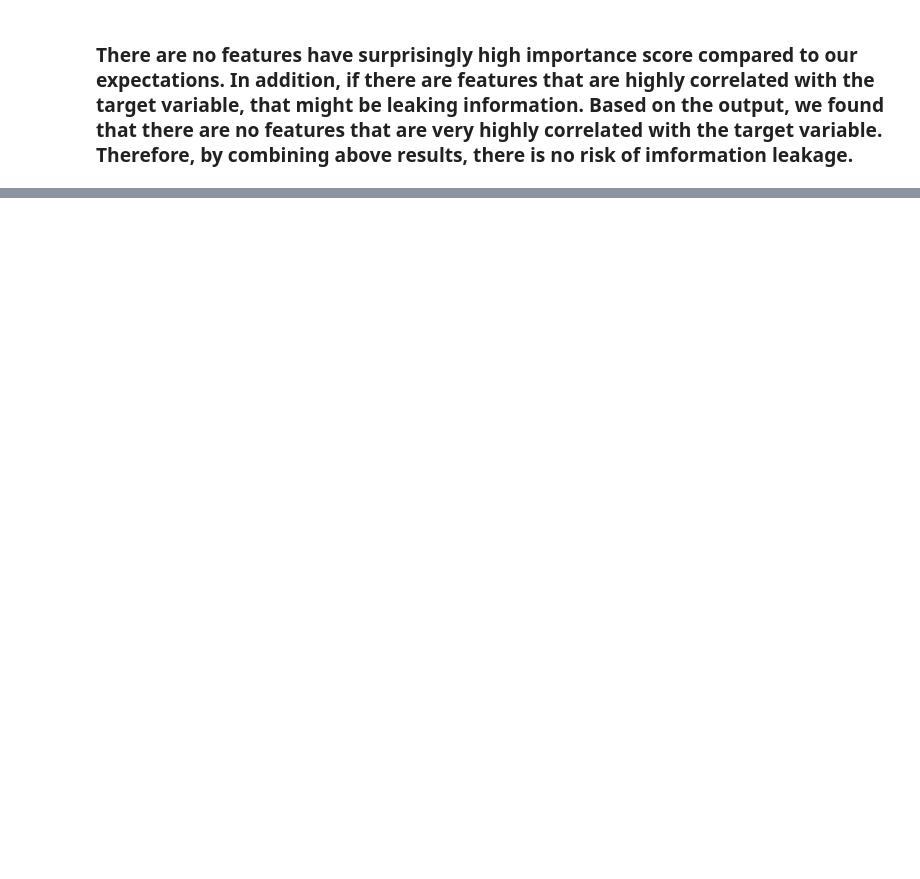
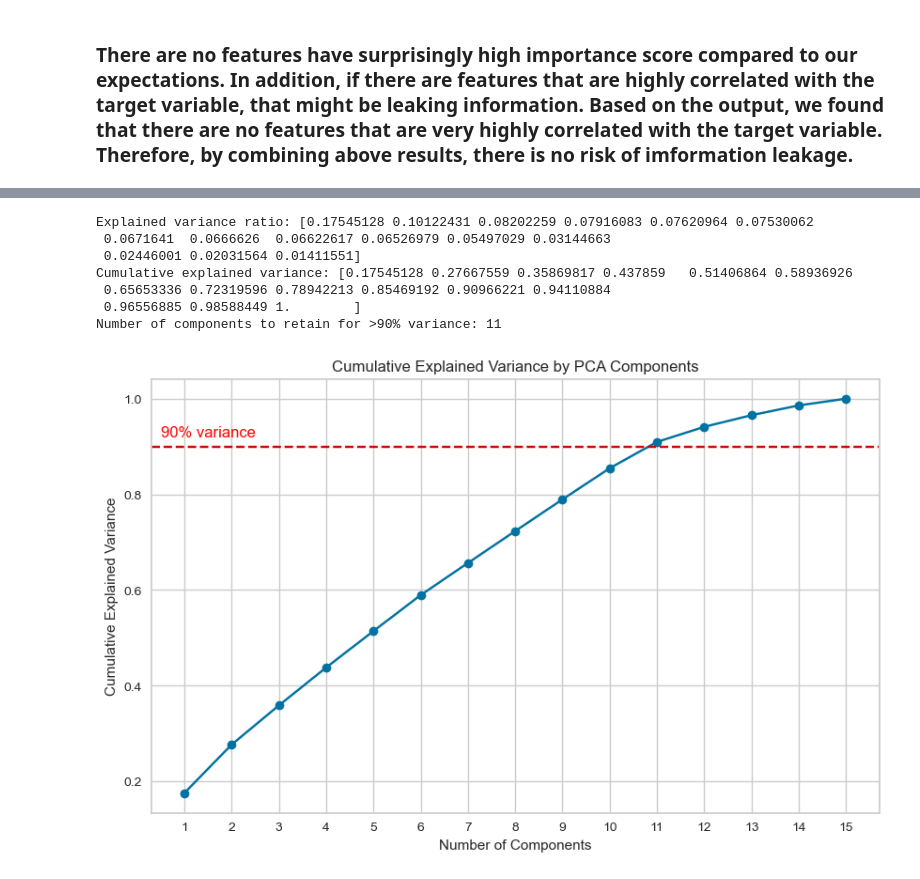
Before and after one commit to McGill-MMA-EnterpriseAnalytics/Instacart-Market-Basket-Analysis, a Jupyter notebook: Distribution Shift & Imbalanced Datasets & Correlations & Information Leakage.ipynb, the cells around one changed output, grey strips where cells are left out. Cells and saved outputs as stored; diff of their text form; code cells hidden in the pictures; blank space fills up the shorter version.

```diff
--- a/Distribution Shift & Imbalanced Datasets & Correlations & Information Leakage.ipynb
+++ b/Distribution Shift & Imbalanced Datasets & Correlations & Information Leakage.ipynb
@@ -271,0 +408,19 @@ plt.show()
+# %%
+from sklearn.metrics import accuracy_score, classification_report, confusion_matrix
+top_15_features=top_12_features[0:15]
+X_train_selected = X_train[top_15_features]
+model = RandomForestClassifier()
+model.fit(X_train_selected, y_train)
+
+
+# Transform X_val to include only the top 15 features
+X_val_selected = X_val[top_15_features]
+
+# Make predictions on the transformed validation set
+y_pred = model.predict(X_val_selected)
+
+# Calculate accuracy
+accuracy = accuracy_score(y_val, y_pred)
+print("Accuracy:", accuracy)
+print("Classification Report:\n", classification_report(y_val, y_pred))
+print("Confusion Matrix:\n", confusion_matrix(y_val, y_pred))
@@ -271,0 +444,44 @@ plt.show()
+# %%
+from sklearn.decomposition import PCA
+from sklearn.preprocessing import StandardScaler
+from sklearn.model_selection import train_test_split
+import numpy as np
+# Standardize the data
+scaler = StandardScaler()
+X_train_scaled = scaler.fit_transform(X_train_selected)
+
+pca = PCA(n_components=15)
+
+# Fit PCA on the standardized training data
+X_train_pca = pca.fit_transform(X_train_scaled)
+print("Explained variance ratio:", pca.explained_variance_ratio_)
+
+# Calculate the cumulative explained variance
+cumulative_variance = np.cumsum(pca.explained_variance_ratio_)
+print("Cumulative explained variance:", cumulative_variance)
+
+n_components = np.argmax(cumulative_variance >= 0.90) + 1
+print(f"Number of components to retain for >90% variance: {n_components}")
+import matplotlib.pyplot as plt
+
+
+# Plot the cumulative explained variance
+plt.figure(figsize=(10, 6))
+plt.plot(range(1, 16), cumulative_variance, marker='o', linestyle='-', color='b')
+plt.xlabel('Number of Components')
+plt.ylabel('Cumulative Explained Variance')
+plt.title('Cumulative Explained Variance by PCA Components')
+plt.grid(True)
+plt.xticks(range(1, 16))
+plt.axhline(y=0.90, color='r', linestyle='--')  # Add a horizontal line at 90% variance
+plt.text(0.5, 0.92, '90% variance', color = 'red', fontsize=12)
+plt.show()
+# %% [output]
+Explained variance ratio: [0.17545128 0.10122431 0.08202259 0.07916083 0.07620964 0.07530062
+ 0.0671641  0.0666626  0.06622617 0.06526979 0.05497029 0.03144663
+ 0.02446001 0.02031564 0.01411551]
+Cumulative explained variance: [0.17545128 0.27667559 0.35869817 0.437859   0.51406864 0.58936926
+ 0.65653336 0.72319596 0.78942213 0.85469192 0.90966221 0.94110884
+ 0.96556885 0.98588449 1.        ]
+Number of components to retain for >90% variance: 11
+[figure, added]
```
Also changed, not shown: parts of 21 cells of this notebook.
